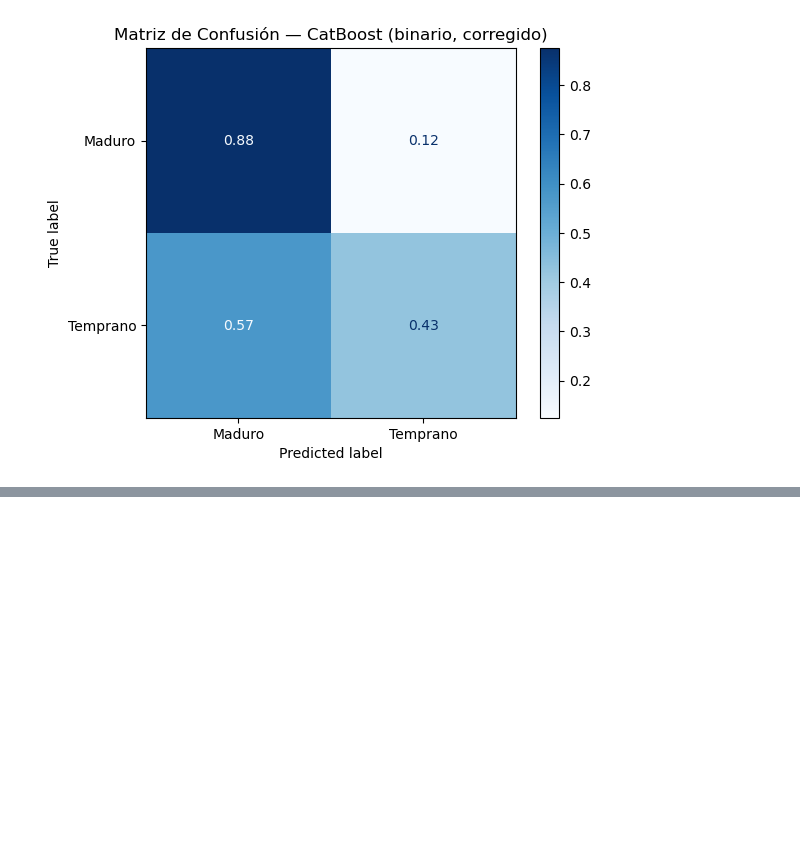
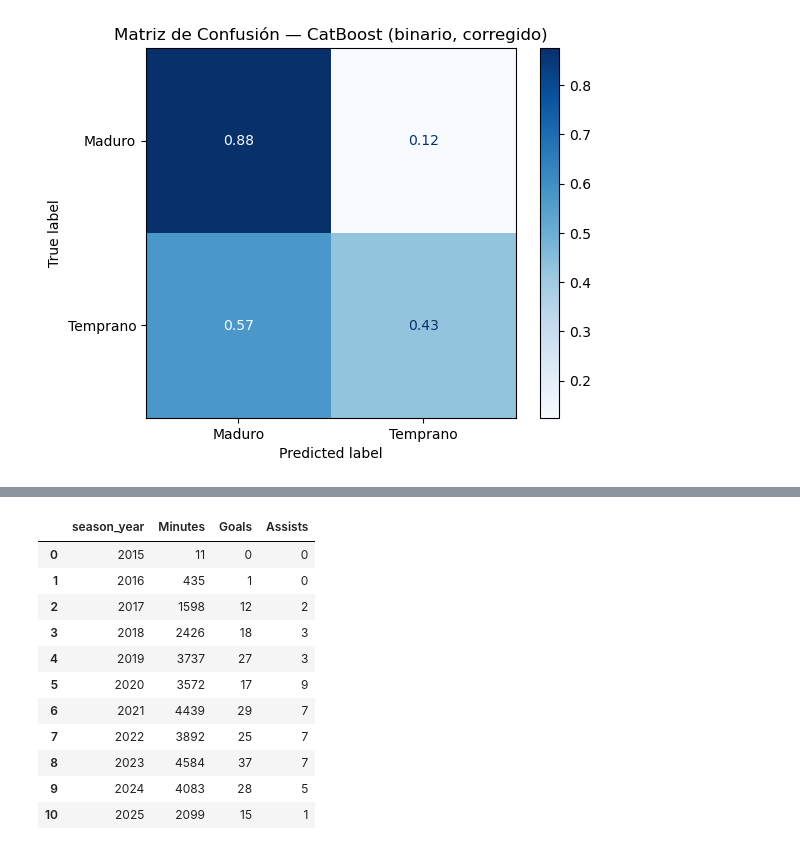
Before and after one commit to JuanmaCM7/Futpeak, a Jupyter notebook: notebooks/modelo_catboost_dos_clases.ipynb, the cells around one changed output, grey strips where cells are left out. Saved outputs shown, nothing was run; the diff lists cells and outputs as text; code cells hidden in the pictures; blank space fills up the shorter version.

```diff
--- a/notebooks/modelo_catboost_dos_clases.ipynb
+++ b/notebooks/modelo_catboost_dos_clases.ipynb
@@ -394,0 +450,35 @@ weighted avg       0.80      0.80      0.80      2337
+# %%
+# Filtrar datos del jugador
+df_lautaro = df_matchlogs[df_matchlogs['Player_ID'] == 'f7036e1c'].copy()
+
+# Asegurarse de que la columna de fecha está en formato datetime
+df_lautaro['Date'] = pd.to_datetime(df_lautaro['Date'], errors='coerce')
+
+# Crear columna de temporada si no existe (basada en año)
+df_lautaro['season_year'] = df_lautaro['Date'].dt.year
+
+# Agrupar por temporada: minutos, goles, asistencias
+df_lautaro_summary = (
+    df_lautaro.groupby('season_year')[['Minutes', 'Goals', 'Assists']]
+    .sum()
+    .reset_index()
+    .sort_values('season_year')
+)
+
+# Mostrar tabla clara
+import pandas as pd
+pd.set_option('display.float_format', '{:.0f}'.format)  # Sin decimales
+display(df_lautaro_summary)
+# %% [output]
+|  | season_year | Minutes | Goals | Assists |
+| 0 | 2015 | 11 | 0 | 0 |
+| 1 | 2016 | 435 | 1 | 0 |
+| 2 | 2017 | 1598 | 12 | 2 |
+| 3 | 2018 | 2426 | 18 | 3 |
+| 4 | 2019 | 3737 | 27 | 3 |
+| 5 | 2020 | 3572 | 17 | 9 |
+| 6 | 2021 | 4439 | 29 | 7 |
+| 7 | 2022 | 3892 | 25 | 7 |
+| 8 | 2023 | 4584 | 37 | 7 |
+| 9 | 2024 | 4083 | 28 | 5 |
+| 10 | 2025 | 2099 | 15 | 1 |
```
Also changed, not shown: parts of 5 cells of this notebook, 9 other files.
